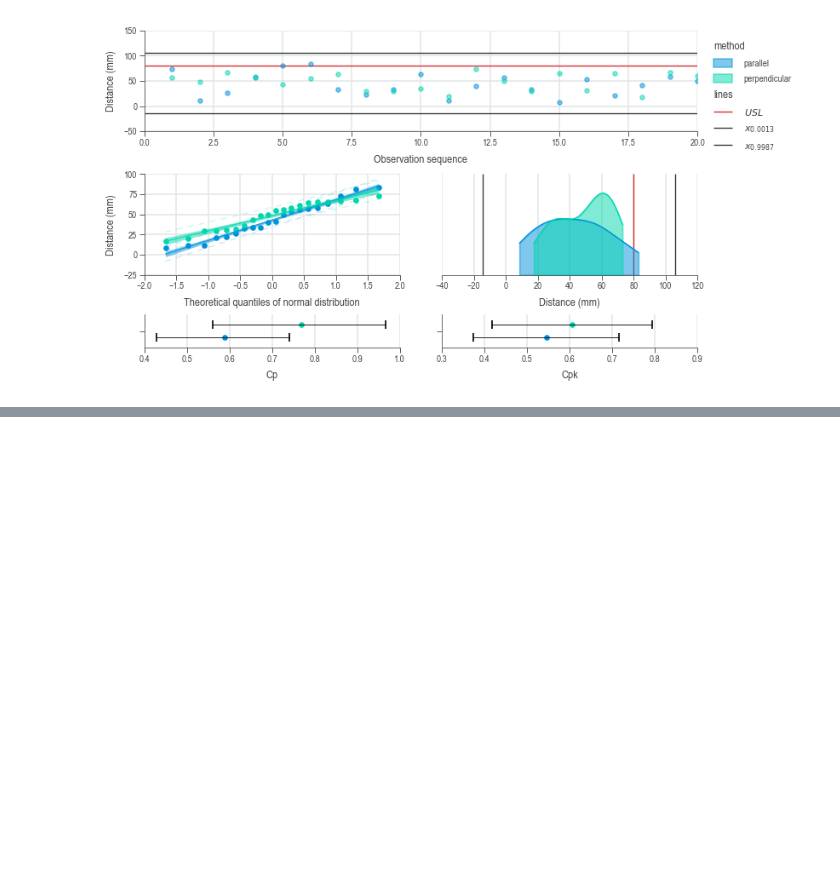
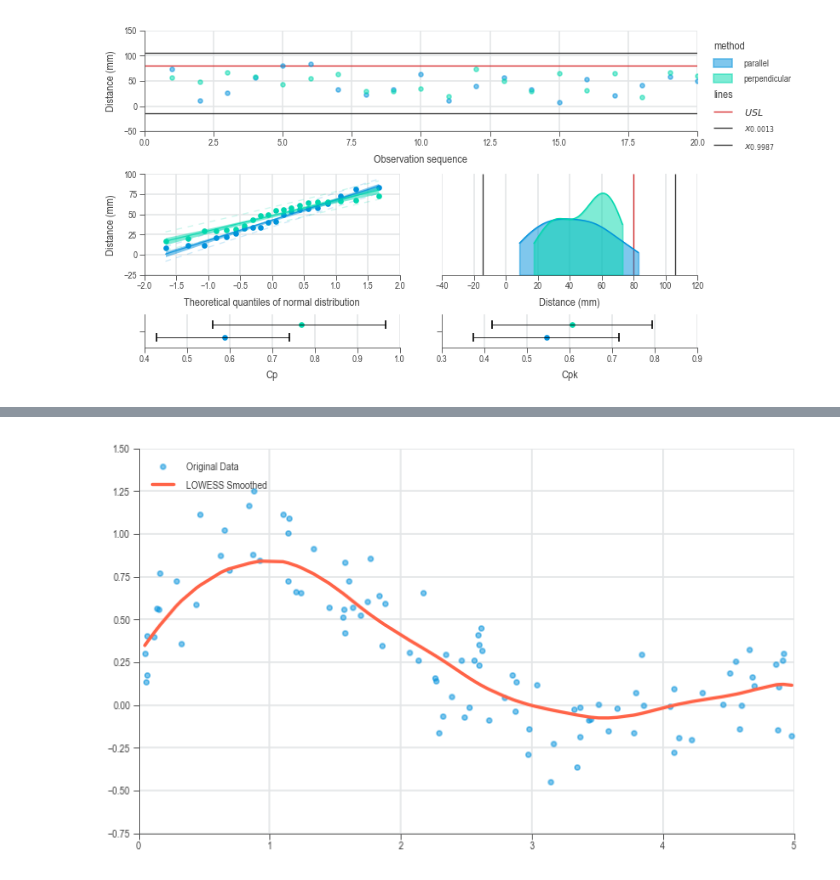
Before and after one commit to j4ggr/DaSPi, a Jupyter notebook: notebooks/doc-content_process-analysis.ipynb, the cells around one changed output, grey strips where cells are left out. Saved outputs shown, nothing was run; the diff lists cells and outputs as text; code cells hidden in the pictures; blank space fills up the shorter version.

```diff
--- a/notebooks/doc-content_process-analysis.ipynb
+++ b/notebooks/doc-content_process-analysis.ipynb
@@ -242,0 +331,54 @@ chart = dsp.MultipleVariateChart(
+# %%
+
+import numpy as np
+
+def prepare_data(x, y):
+    """Prepare the data by converting inputs to numpy arrays."""
+    x = np.asarray(x)
+    y = np.asarray(y)
+    return x, y
+
+def tricube_weights(x, xi, bandwidth):
+    """Calculate weights using the tricube kernel."""
+    u = np.abs((x - xi) / bandwidth)
+    weights = np.where(u <= 1, (1 - u**3)**3, 0)
+    return weights
+
+def lowess(x, y, bandwidth, fraction=0.5):
+    """Perform LOWESS smoothing on the data."""
+    x, y = prepare_data(x, y)
+    n = len(x)
+    smoothed = np.zeros(n)
+
+    for i in range(n):
+        # Calculate weights for the current x value
+        weights = tricube_weights(x, x[i], bandwidth)
+
+        # Perform weighted linear regression
+        W = np.diag(weights)
+        X = np.vstack((np.ones(n), x)).T  # Design matrix
+        beta = np.linalg.inv(X.T @ W @ X) @ (X.T @ W @ y)  # Calculate coefficients
+
+        # Predict the smoothed value
+        smoothed[i] = beta[0] + beta[1] * x[i]
+
+    return smoothed
+
+
+# Sample data
+x = np.sort(5*np.random.random(100))
+y = np.sin(x) * 3*np.exp(-x) + np.random.normal(0, 0.2, 100)
+
+# Apply LOWESS
+bandwidth = 1
+smoothed_y = lowess(x, y, bandwidth)
+
+# Plotting (optional)
+import matplotlib.pyplot as plt
+
+plt.scatter(x, y, label='Original Data', alpha=0.5)
+plt.plot(x, smoothed_y, color='tomato', label='LOWESS Smoothed', linewidth=2)
+plt.legend()
+plt.show()
+# %% [output]
+[figure, added]
```
Also changed, not shown: parts of 4 cells of this notebook, 2 other files.
